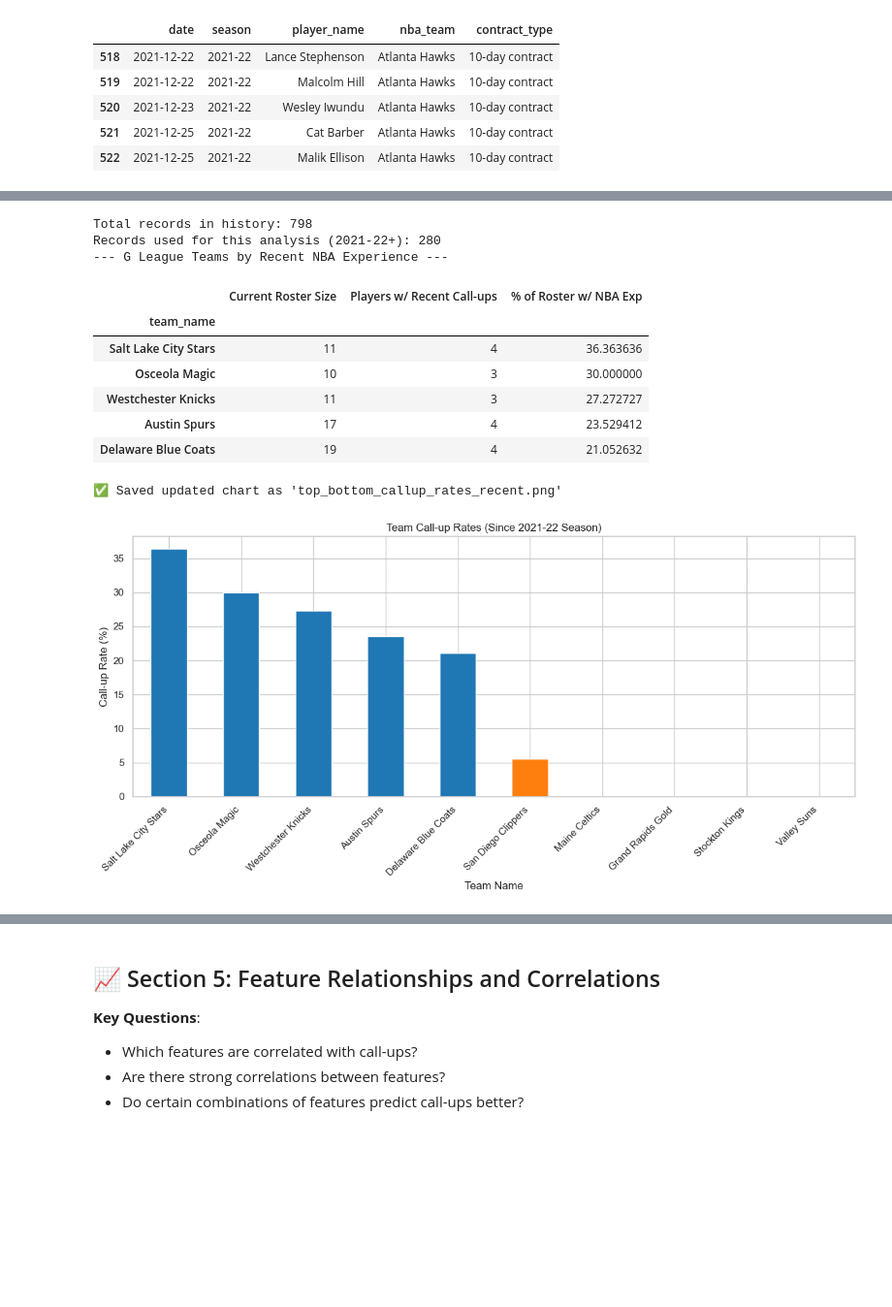
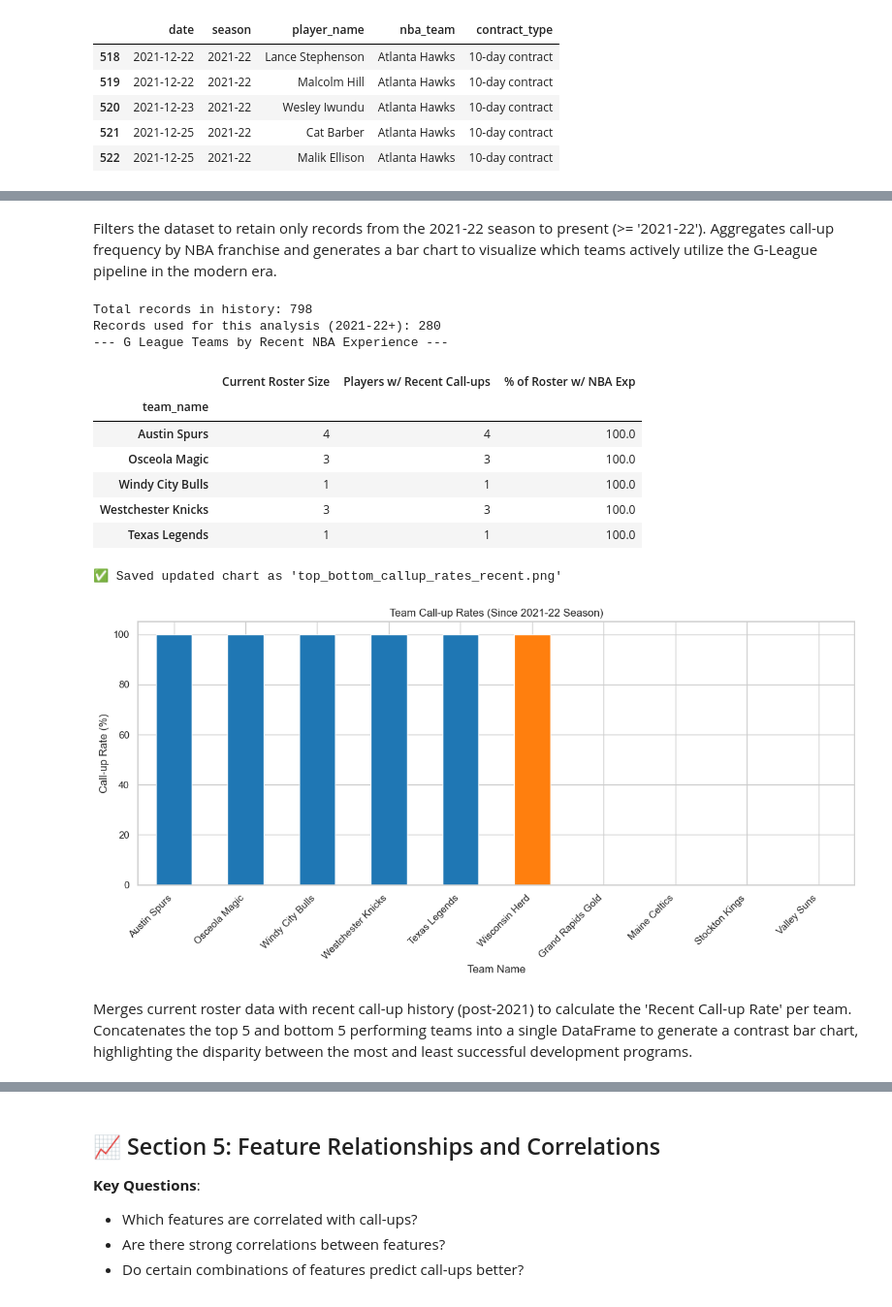
Before and after one commit to anirudh9280/Next-Up, a Jupyter notebook: eda.ipynb, the cells around one changed output, grey strips where cells are left out. Shown: that part at 97% size. Cells and saved outputs as stored; diff of their text form; code cells hidden in the pictures; blank space fills up the shorter version.

```diff
--- a/eda.ipynb
+++ b/eda.ipynb
@@ -752,18 +742,18 @@ Name: count, dtype: int64
 [figure]
+# %% [markdown]
+Filters the dataset to retain only records from the 2021-22 season to present (>= '2021-22'). Aggregates call-up frequency by NBA franchise and generates a bar chart to visualize which teams actively utilize the G-League pipeline in the modern era.
 # %%
 #3  Identify teams with highest/lowest call-up rates
-
 print(f"Total records in history: {len(df_callupTidy)}")
 print(f"Records used for this analysis (2021-22+): {len(nba_callups_recent)}")
 
-#  3. Merge with Roster
-# We merge the ROSTER with the RECENT call-ups
-df_final_recent = pd.merge( df_master,df_recent_callups,left_on='player_name', right_on='player_name',how='left')
+# Merge with Roster
+# merge the ROSTER with the RECENT call-ups
+df_final_recent = pd.merge( df_master,recent_callups,left_on='full_name', right_on='player_name',how='left')
 
 # Create 'called_up' column (1 if they have a RECENT call-up, 0 otherwise)
 df_final_recent['called_up'] = df_final_recent['nba_team'].notnull().astype(int)
 
-#  4. Calculate Rates
 team_stats_recent = df_final_recent.groupby('team_name').agg(
     total_players=pd.NamedAgg(column='player_name', aggfunc='count'),
     total_callups=pd.NamedAgg(column='called_up', aggfunc='sum')
@@ -775,48 +765,47 @@ team_stats_recent['callup_rate_pct'] = \
 # Sort
 team_stats_sorted = team_stats_recent.sort_values(by='callup_rate_pct', ascending=False)
 
-
-# --- 5. Identify & Visualize ---
 # Rename the columns to be precise
 team_stats_renamed = team_stats_sorted.rename(columns={
     'total_players': 'Current Roster Size',
     'total_callups': 'Players w/ Recent Call-ups',
     'callup_rate_pct': '% of Roster w/ NBA Exp'
 })
 
 print("--- G League Teams by Recent NBA Experience ---")
 display(team_stats_renamed.head(5))
 
-# Plot
 top_5 = team_stats_sorted.head(5)
 bottom_5 = team_stats_sorted.tail(5)
 top_and_bottom = pd.concat([top_5, bottom_5])
 
 plt.figure(figsize=(12, 6))
 colors = ['#1f77b4']*5 + ['#ff7f0e']*5 # Blue for top, Orange for bottom
 
 ax = top_and_bottom['callup_rate_pct'].plot(kind='bar',color=colors,title='Team Call-up Rates (Since 2021-22 Season)')
 
 ax.set_xlabel('Team Name')
 ax.set_ylabel('Call-up Rate (%)')
 plt.xticks(rotation=45, ha='right')
 plt.tight_layout()
 plt.savefig('top_bottom_callup_rates_recent.png')
 print("\n✅ Saved updated chart as 'top_bottom_callup_rates_recent.png'")
 plt.show()
 # %% [output]
 Total records in history: 798
 Records used for this analysis (2021-22+): 280
 --- G League Teams by Recent NBA Experience ---
 |  | Current Roster Size | Players w/ Recent Call-ups | % of Roster w/ NBA Exp |
 | team_name |  |  |  |
-| Salt Lake City Stars | 11 | 4 | 36.363636 |
-| Osceola Magic | 10 | 3 | 30.000000 |
-| Westchester Knicks | 11 | 3 | 27.272727 |
-| Austin Spurs | 17 | 4 | 23.529412 |
-| Delaware Blue Coats | 19 | 4 | 21.052632 |
+| Austin Spurs | 4 | 4 | 100.0 |
+| Osceola Magic | 3 | 3 | 100.0 |
+| Windy City Bulls | 1 | 1 | 100.0 |
+| Westchester Knicks | 3 | 3 | 100.0 |
+| Texas Legends | 1 | 1 | 100.0 |
 ✅ Saved updated chart as 'top_bottom_callup_rates_recent.png'
-[figure, old version]
+[figure, new version]
+# %% [markdown]
+Merges current roster data with recent call-up history (post-2021) to calculate the 'Recent Call-up Rate' per team. Concatenates the top 5 and bottom 5 performing teams into a single DataFrame to generate a contrast bar chart, highlighting the disparity between the most and least successful development programs.
 # %%
 #4 Explore NBA affiliate relationships, explore NBA affiliate patterns
 # --- 1. Define the Affiliate Mapping Dictionary ---
```
Also changed, not shown: parts of 27 cells of this notebook, 2 other files.
